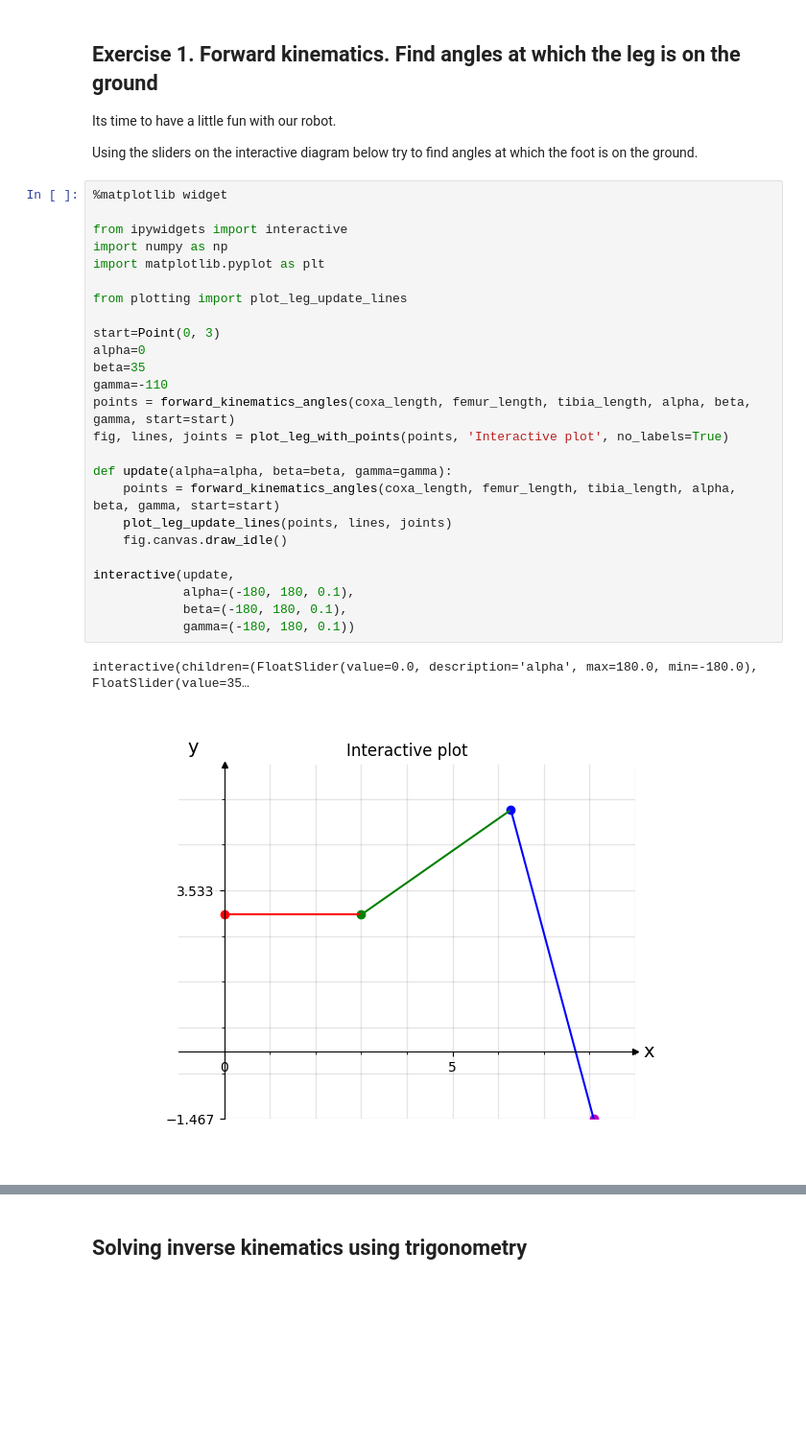
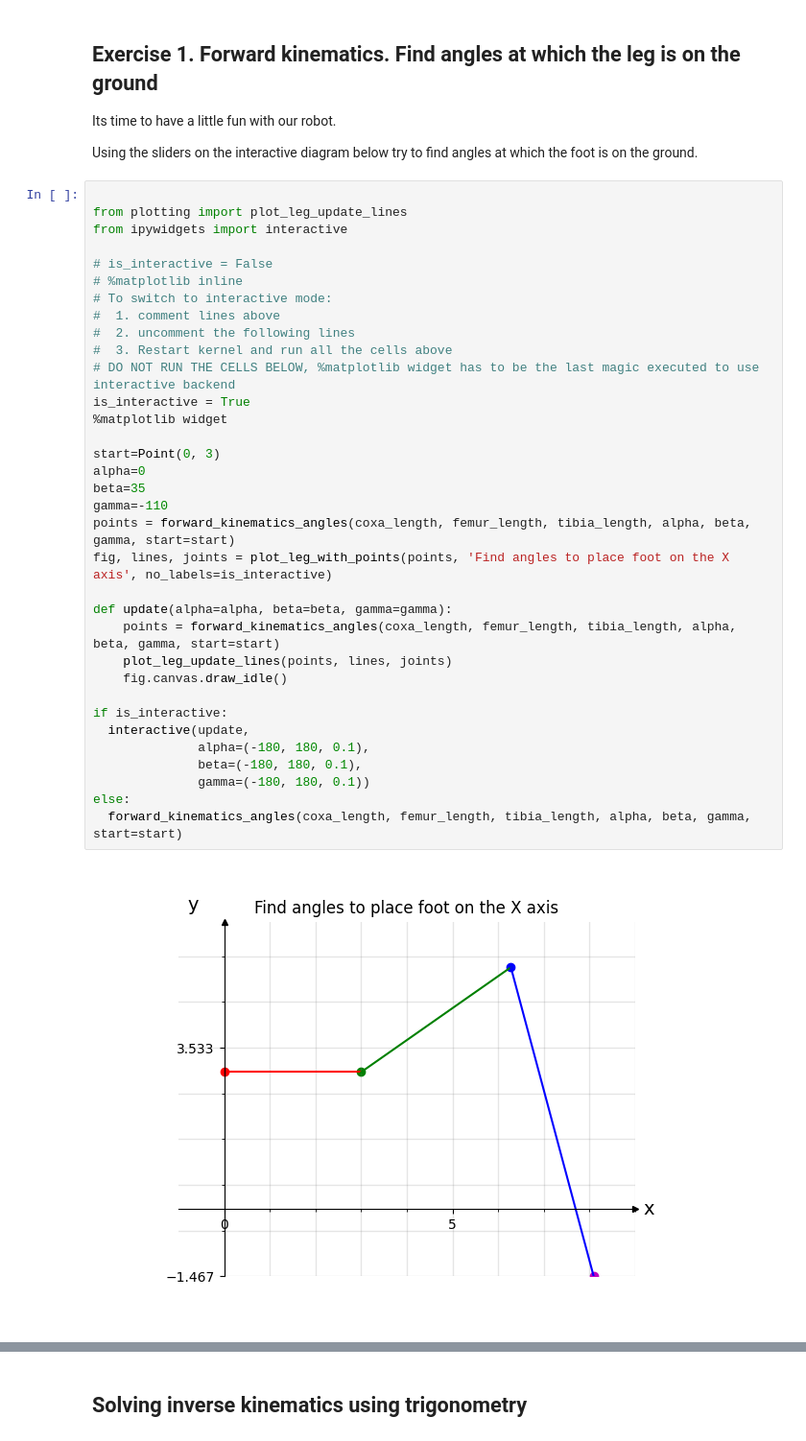
Before and after one commit to Dr-QP/Dr.QP, a Jupyter notebook: packages/runtime/drqp_brain/notebooks/getting_started_with_robot_ik.ipynb, the cells around one changed output, grey strips where cells are left out. Shown: that part at 96% size. Drawn from its saved outputs; the diff is of its cells as text; blank space fills up the shorter version.

Commit message:
more text, more plots

```diff
--- a/packages/runtime/drqp_brain/notebooks/getting_started_with_robot_ik.ipynb
+++ b/packages/runtime/drqp_brain/notebooks/getting_started_with_robot_ik.ipynb
@@ -121,31 +121,39 @@ Its time to have a little fun with our robot.
 
 Using the sliders on the interactive diagram below try to find angles at which the foot is on the ground.
 # %%
-%matplotlib widget
-
-from ipywidgets import interactive
-import numpy as np
-import matplotlib.pyplot as plt
 
 from plotting import plot_leg_update_lines
+from ipywidgets import interactive
+
+# is_interactive = False
+# %matplotlib inline
+# To switch to interactive mode:
+#  1. comment lines above
+#  2. uncomment the following lines
+#  3. Restart kernel and run all the cells above
+# DO NOT RUN THE CELLS BELOW, %matplotlib widget has to be the last magic executed to use interactive backend
+is_interactive = True
+%matplotlib widget
 
 start=Point(0, 3)
 alpha=0
 beta=35
 gamma=-110
 points = forward_kinematics_angles(coxa_length, femur_length, tibia_length, alpha, beta, gamma, start=start)
-fig, lines, joints = plot_leg_with_points(points, 'Interactive plot', no_labels=True)
+fig, lines, joints = plot_leg_with_points(points, 'Find angles to place foot on the X axis', no_labels=is_interactive)
 
 def update(alpha=alpha, beta=beta, gamma=gamma):
     points = forward_kinematics_angles(coxa_length, femur_length, tibia_length, alpha, beta, gamma, start=start)
     plot_leg_update_lines(points, lines, joints)
     fig.canvas.draw_idle()
 
-interactive(update,
-            alpha=(-180, 180, 0.1),
-            beta=(-180, 180, 0.1),
-            gamma=(-180, 180, 0.1))
+if is_interactive:
+  interactive(update,
+              alpha=(-180, 180, 0.1),
+              beta=(-180, 180, 0.1),
+              gamma=(-180, 180, 0.1))
+else:
+  forward_kinematics_angles(coxa_length, femur_length, tibia_length, alpha, beta, gamma, start=start)
 # %% [output]
-interactive(children=(FloatSlider(value=0.0, description='alpha', max=180.0, min=-180.0), FloatSlider(value=35…
-[figure, old version]
+[figure, new version]
 # %% [markdown]
```
Also changed, not shown: parts of 2 cells of this notebook.
